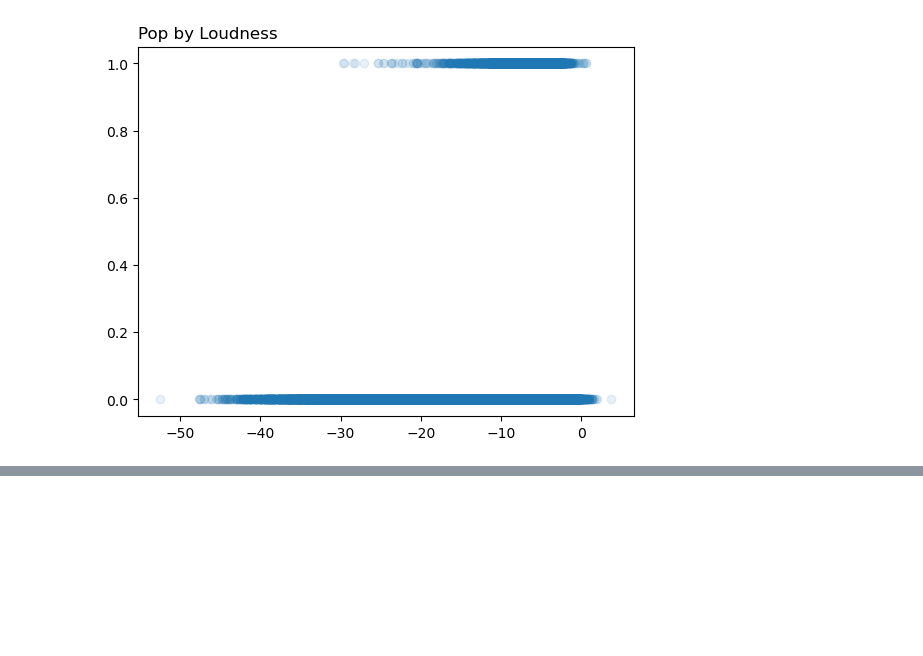
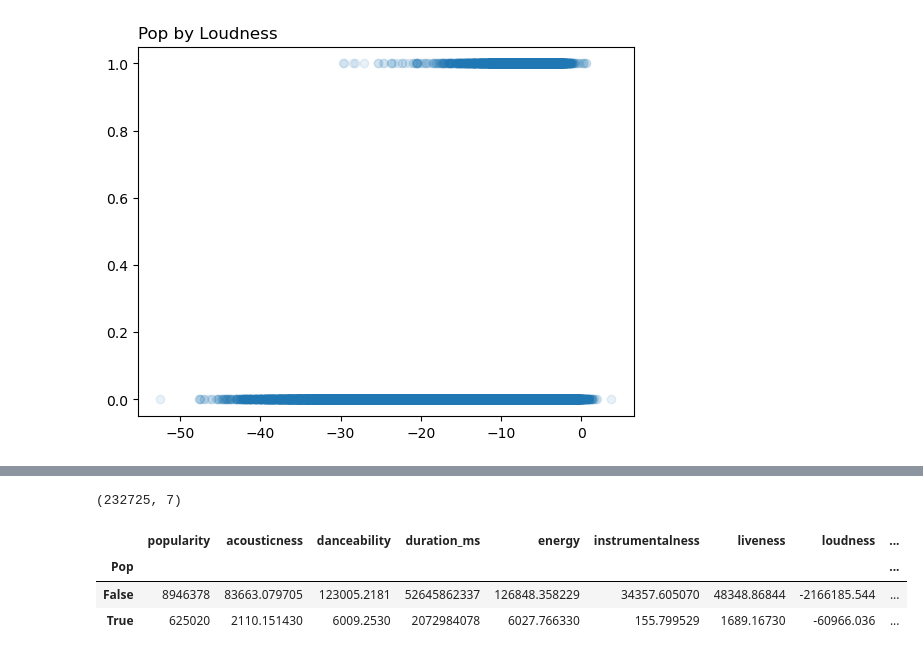
Before and after one commit to dillondiatlo/Team2, a Jupyter notebook: Dillon_Cleaning copy.ipynb, the cells around one changed output, grey strips where cells are left out. Saved outputs shown, nothing was run; the diff lists cells and outputs as text; code cells hidden in the pictures; blank space fills up the shorter version.

```diff
--- a/Dillon_Cleaning copy.ipynb
+++ b/Dillon_Cleaning copy.ipynb
@@ -296,0 +317,13 @@ SyntaxError: incomplete input (3726836171.py, line 1)
+# %%
+kp = df_numeric[['C#', 'G#', 'F#', 'B', 'A#', 'F', 'Pop']]
+kp.shape
+# %% [output]
+(232725, 7)
+# %%
+pop_group = df_numeric.groupby(['Pop']).sum()
+pop_group.head()
+# %% [output]
+|  | popularity | acousticness | danceability | duration_ms | energy | instrumentalness | liveness | loudness | ... |
+| Pop |  |  |  |  |  |  |  |  | ... |
+| False | 8946378 | 83663.079705 | 123005.2181 | 52645862337 | 126848.358229 | 34357.605070 | 48348.86844 | -2166185.544 | ... |
+| True | 625020 | 2110.151430 | 6009.2530 | 2072984078 | 6027.766330 | 155.799529 | 1689.16730 | -60966.036 | ... |
```
Also changed, not shown: parts of 7 cells of this notebook.
